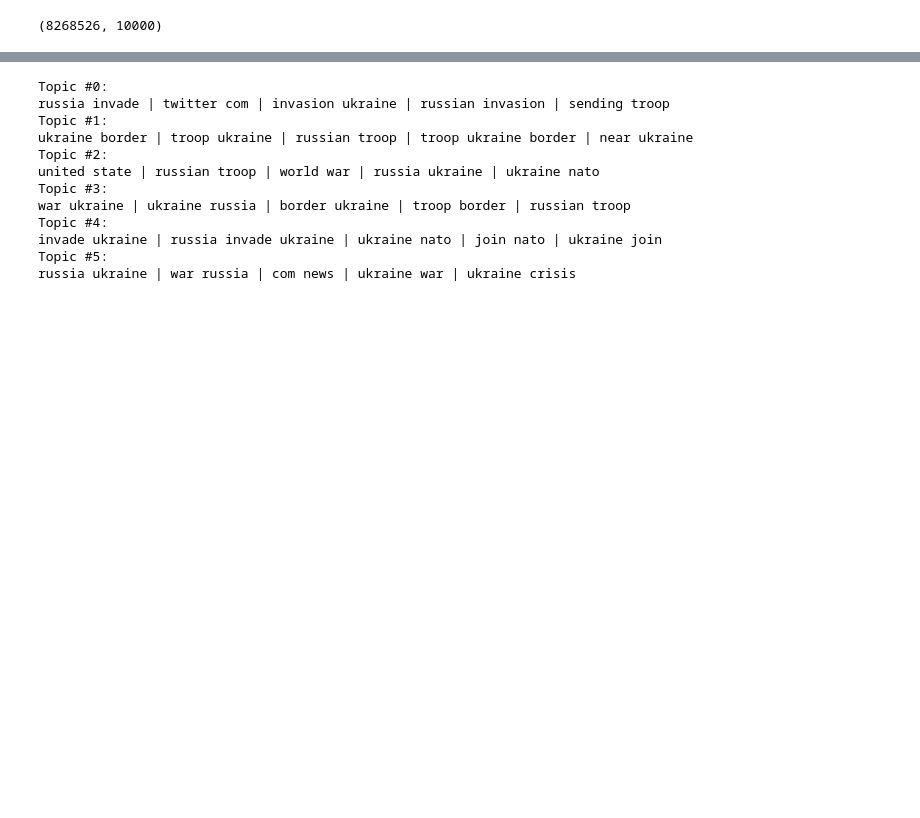
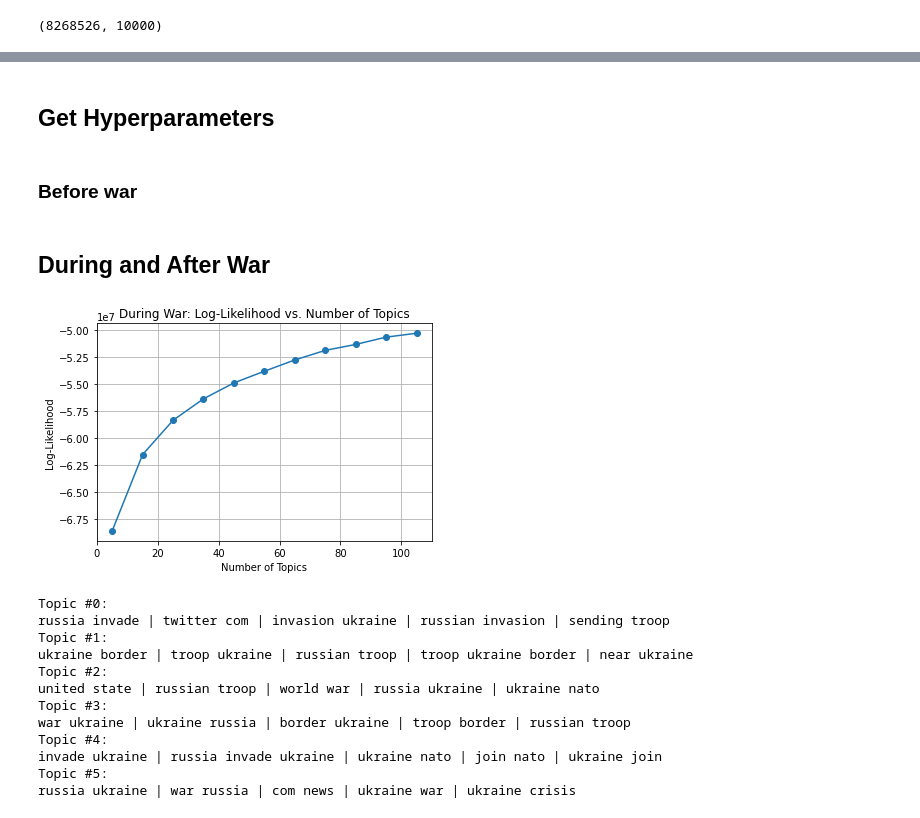
Before and after one commit to JordanMiner/Social_Media_and_Conflict, a Jupyter notebook: ukraine_russia.ipynb, the cells around one changed output, grey strips where cells are left out. Cells and saved outputs as stored; diff of their text form; code cells hidden in the pictures; blank space fills up the shorter version.

```diff
--- a/ukraine_russia.ipynb
+++ b/ukraine_russia.ipynb
@@ -305,0 +394,3 @@ with open('war_and_after_lda2.pkl', 'rb') as f:
+# %%
+war_and_after_sample = war_and_after.groupby('cleaned_text').apply(lambda x: x.sample(frac=0.1, random_state=42))
+war_and_after_sample.shape
@@ -305,0 +442,9 @@ with open('war_and_after_lda2.pkl', 'rb') as f:
+# %%
+#initial: max_iter = 80, n_components = 11
+before_war_lda = LatentDirichletAllocation(n_components=11,
+                                   max_iter=95,
+                                   learning_method='online',
+                                   random_state = 42)
+
+
+before_war_lda.fit(before_war_tfidf)
@@ -306,3 +454,11 @@ with open('war_and_after_lda2.pkl', 'rb') as f:
+# %%
+war_and_after_lda = LatentDirichletAllocation(n_components=15,
+                                   max_iter=500,
+                                   learning_method='online',
+                                   random_state = 42)
+
+
+war_and_after_lda.fit(war_and_after_tfidf)
 # %%
 #get top 10 words from the 10 clusters
 n_top_words = 10
@@ -412,0 +530,4 @@ pip show joblib
+# %% [markdown]
+## Get Hyperparameters
+# %% [markdown]
+### Before war
@@ -412,0 +605,39 @@ pip show joblib
+# %% [markdown]
+## During and After War
+# %%
+from tqdm import tqdm  # Import tqdm for progress bar
+from sklearn.feature_extraction.text import CountVectorizer
+from sklearn.decomposition import LatentDirichletAllocation
+import matplotlib.pyplot as plt
+
+
+# Define a function to train LDA models and calculate log-likelihood
+def calculate_log_likelihood(data, min_topics, max_topics, step_size):
+    log_likelihoods = []
+    topic_range = range(min_topics, max_topics + step_size, step_size)
+
+    # Wrap the loop with tqdm to display a progress bar
+    for num_topics in tqdm(topic_range, desc='Calculating Log-Likelihoods'):
+        lda_model = LatentDirichletAllocation(n_components=num_topics, random_state=42)
+        lda_model.fit(data)
+        log_likelihood = lda_model.score(data)
+        log_likelihoods.append(log_likelihood)
+
+    return topic_range, log_likelihoods
+
+# Calculate log-likelihoods
+min_topics = 5
+max_topics = 100
+step_size = 10
+topic_range, log_likelihoods = calculate_log_likelihood(war_and_after_tfidf, min_topics, max_topics, step_size)
+
+plt.figure(figsize=(12, 10))
+# Plot log-likelihoods
+plt.plot(topic_range, log_likelihoods, marker='o')
+plt.xlabel('Number of Topics')
+plt.ylabel('Log-Likelihood')
+plt.title('During War: Log-Likelihood vs. Number of Topics')
+plt.grid(True)
+plt.show()
+# %% [output]
+[figure, added]
```
Also changed, not shown: parts of 47 cells of this notebook, 4 other files.
